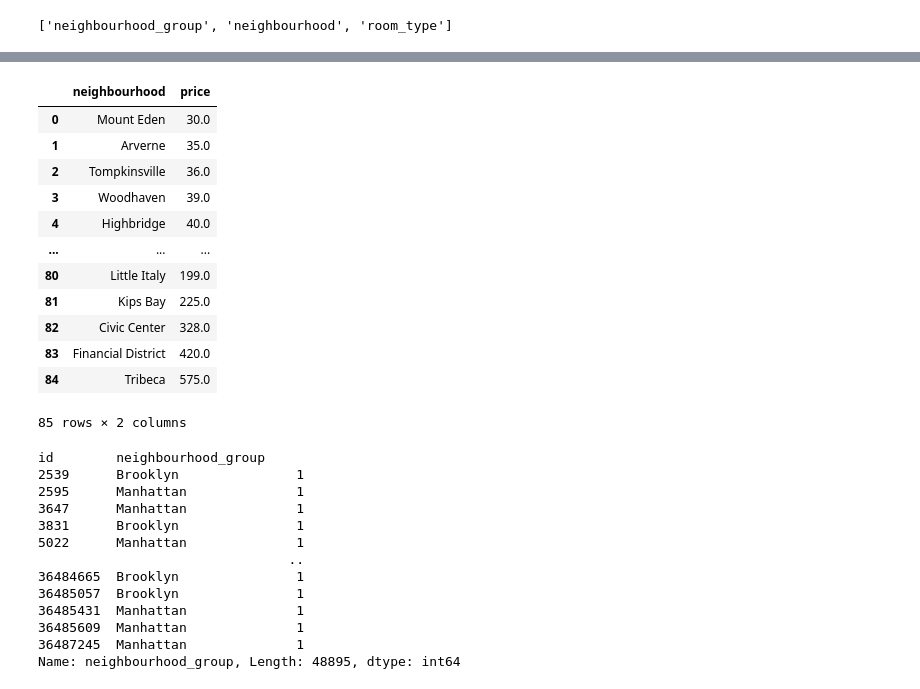
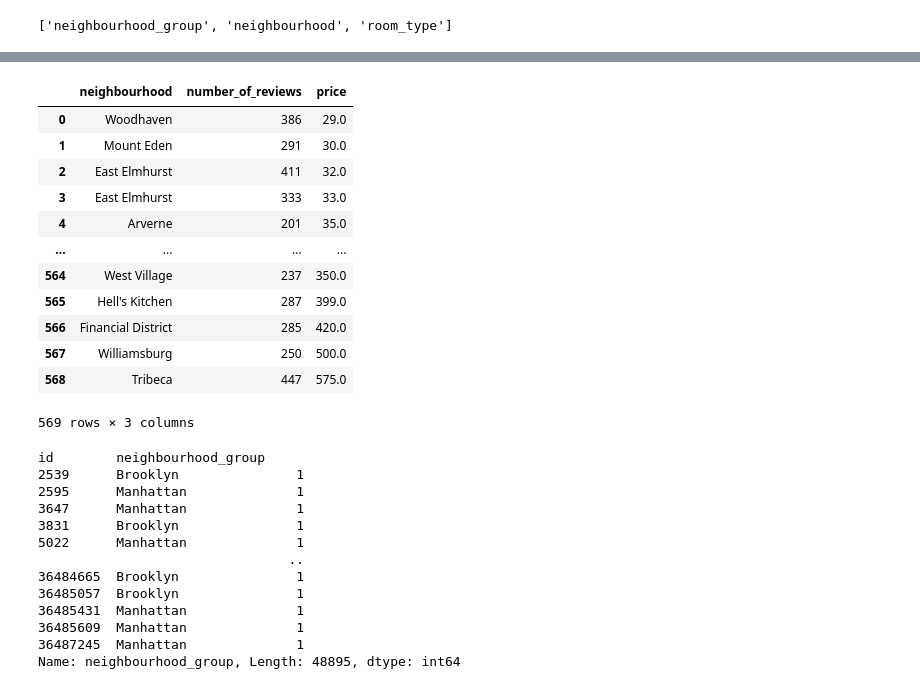
Before and after one commit to Pranit07G/PG-AlmaBetter-EDA-AirBNB-NYC, a Jupyter notebook: Airbnb_Bookings_Analysis_Capstone_Project.ipynb, the cells around one changed output, grey strips where cells are left out. Drawn from its saved outputs; the diff is of its cells as text; code cells hidden in the pictures.

```diff
--- a/Airbnb_Bookings_Analysis_Capstone_Project.ipynb
+++ b/Airbnb_Bookings_Analysis_Capstone_Project.ipynb
@@ -180,0 +150,2 @@ top_100
+# %%
+bnb_nyc.drop(["name","host_name"], axis = 1, inplace = True)
@@ -223,19 +371,19 @@ bnb_nyc.sort_values(["number_of_reviews"], ascending = False).head(20)
 # %%
-(bnb_nyc[bnb_nyc["number_of_reviews"] > 200]).groupby(["neighbourhood"])["price"].median().sort_values().reset_index()
+(bnb_nyc[bnb_nyc["number_of_reviews"] > 200]).groupby(["neighbourhood","number_of_reviews"])["price"].median().sort_values().reset_index()
 # %% [output]
-|  | neighbourhood | price |
-| 0 | Mount Eden | 30.0 |
-| 1 | Arverne | 35.0 |
-| 2 | Tompkinsville | 36.0 |
-| 3 | Woodhaven | 39.0 |
-| 4 | Highbridge | 40.0 |
-| ... | ... | ... |
-| 80 | Little Italy | 199.0 |
-| 81 | Kips Bay | 225.0 |
-| 82 | Civic Center | 328.0 |
-| 83 | Financial District | 420.0 |
-| 84 | Tribeca | 575.0 |
+|  | neighbourhood | number_of_reviews | price |
+| 0 | Woodhaven | 386 | 29.0 |
+| 1 | Mount Eden | 291 | 30.0 |
+| 2 | East Elmhurst | 411 | 32.0 |
+| 3 | East Elmhurst | 333 | 33.0 |
+| 4 | Arverne | 201 | 35.0 |
+| ... | ... | ... | ... |
+| 564 | West Village | 237 | 350.0 |
+| 565 | Hell's Kitchen | 287 | 399.0 |
+| 566 | Financial District | 285 | 420.0 |
+| 567 | Williamsburg | 250 | 500.0 |
+| 568 | Tribeca | 447 | 575.0 |
-85 rows × 2 columns
+569 rows × 3 columns
 # %%
 bnb_nyc.groupby(["id","neighbourhood_group"])["neighbourhood_group"].count()
 # %% [output]
```
Also changed, not shown: parts of 22 cells of this notebook.
